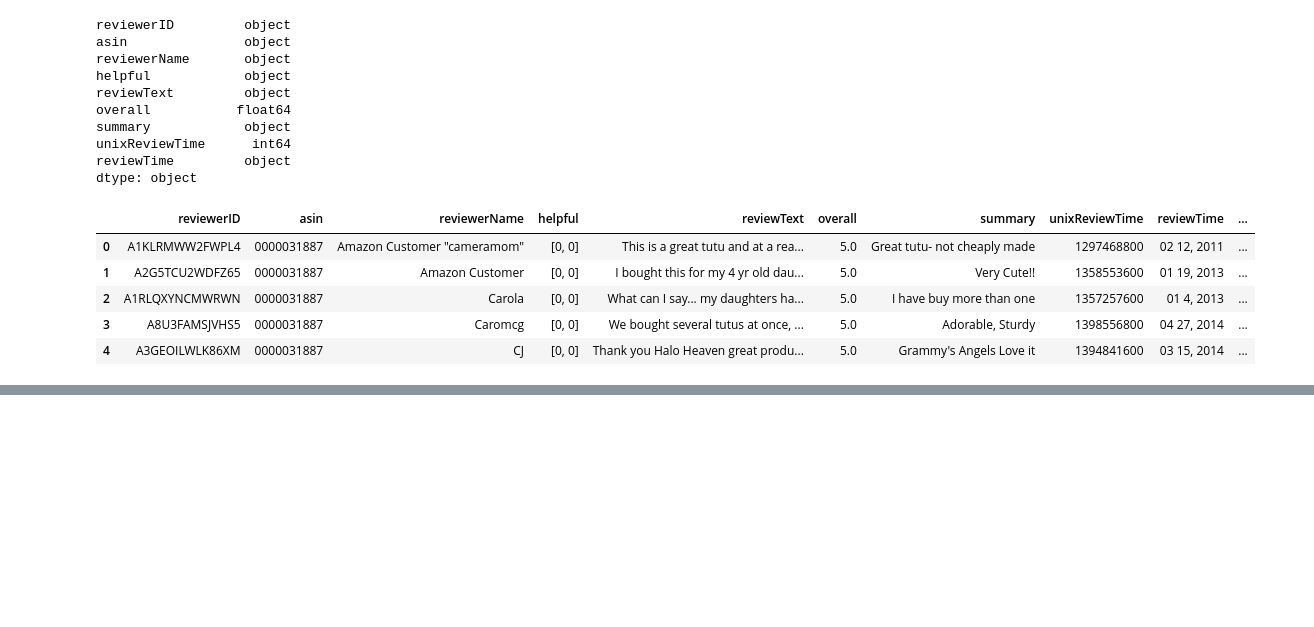
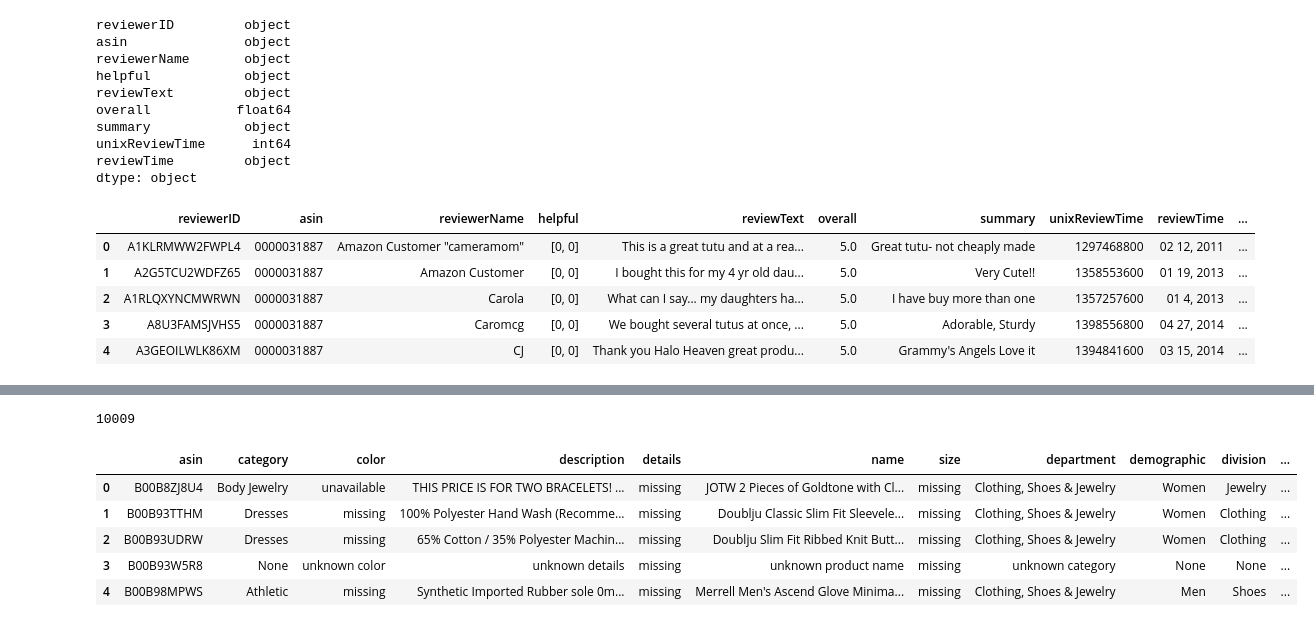
Before and after one commit to rachelkoenig10/recommender-system-capstone, a Jupyter notebook: amazon-review-data.ipynb, the cells around one changed output, grey strips where cells are left out. Saved outputs shown, nothing was run; the diff lists cells and outputs as text; code cells hidden in the pictures; blank space fills up the shorter version.

```diff
--- a/amazon-review-data.ipynb
+++ b/amazon-review-data.ipynb
@@ -215,0 +404,13 @@ Name: B00001W0KA, dtype: float64
+# %%
+len(redo_list)
+# %% [output]
+10009
+# %%
+EDA(product21180)
+# %% [output]
+|  | asin | category | color | description | details | name | size | department | demographic | division | ... |
+| 0 | B00B8ZJ8U4 | Body Jewelry | unavailable | THIS PRICE IS FOR TWO BRACELETS! ... | missing | JOTW 2 Pieces of Goldtone with Cl... | missing | Clothing, Shoes & Jewelry | Women | Jewelry | ... |
+| 1 | B00B93TTHM | Dresses | missing | 100% Polyester Hand Wash (Recomme... | missing | Doublju Classic Slim Fit Sleevele... | missing | Clothing, Shoes & Jewelry | Women | Clothing | ... |
+| 2 | B00B93UDRW | Dresses | missing | 65% Cotton / 35% Polyester Machin... | missing | Doublju Slim Fit Ribbed Knit Butt... | missing | Clothing, Shoes & Jewelry | Women | Clothing | ... |
+| 3 | B00B93W5R8 | None | unknown color | unknown details | missing | unknown product name | missing | unknown category | None | None | ... |
+| 4 | B00B98MPWS | Athletic | missing | Synthetic Imported Rubber sole 0m... | missing | Merrell Men's Ascend Glove Minima... | missing | Clothing, Shoes & Jewelry | Men | Shoes | ... |
```
Also changed, not shown: parts of 57 cells of this notebook, 19 other files.
